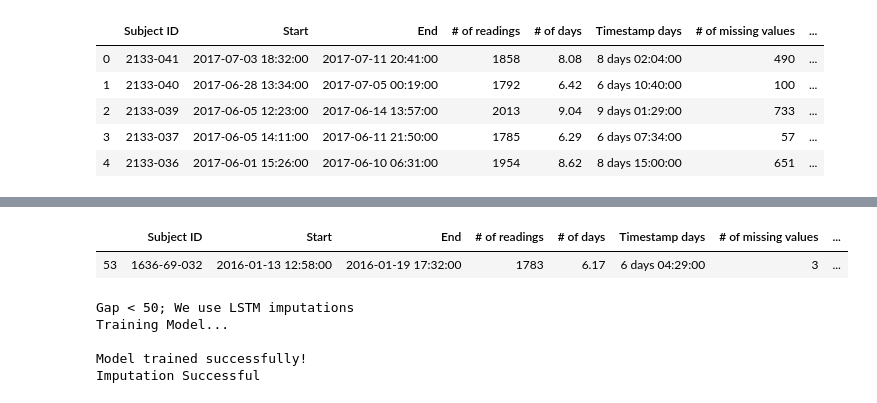
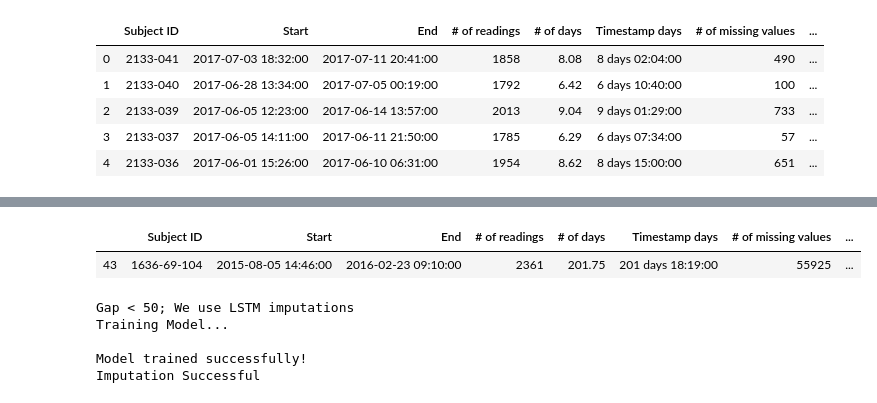
Before and after one commit to snehG0205/NCSA_genomics, a Jupyter notebook: Python Files/Plots for Paper.ipynb, the cells around one changed output, grey strips where cells are left out. Saved outputs shown, nothing was run; the diff lists cells and outputs as text; code cells hidden in the pictures.

```diff
--- a/Python Files/Plots for Paper.ipynb
+++ b/Python Files/Plots for Paper.ipynb
@@ -32,8 +206,8 @@ QC_table.head()
 # %%
-QC_table[QC_table['Subject ID']=='1636-69-032']
+QC_table[QC_table['Subject ID']=='1636-69-104']
 # %% [output]
 |  | Subject ID | Start | End | # of readings | # of days | Timestamp days | # of missing values | ... |
-| 53 | 1636-69-032 | 2016-01-13 12:58:00 | 2016-01-19 17:32:00 | 1783 | 6.17 | 6 days 04:29:00 | 3 | ... |
+| 43 | 1636-69-104 | 2015-08-05 14:46:00 | 2016-02-23 09:10:00 | 2361 | 201.75 | 201 days 18:19:00 | 55925 | ... |
 # %%
 # LSTM Imputation
 dataWithMissing = pd.read_csv('~/Desktop/NCSA_genomics/Python Files/Files/testfile_LSTM.csv')
```
Also changed, not shown: parts of 14 cells of this notebook, 18 other files.
